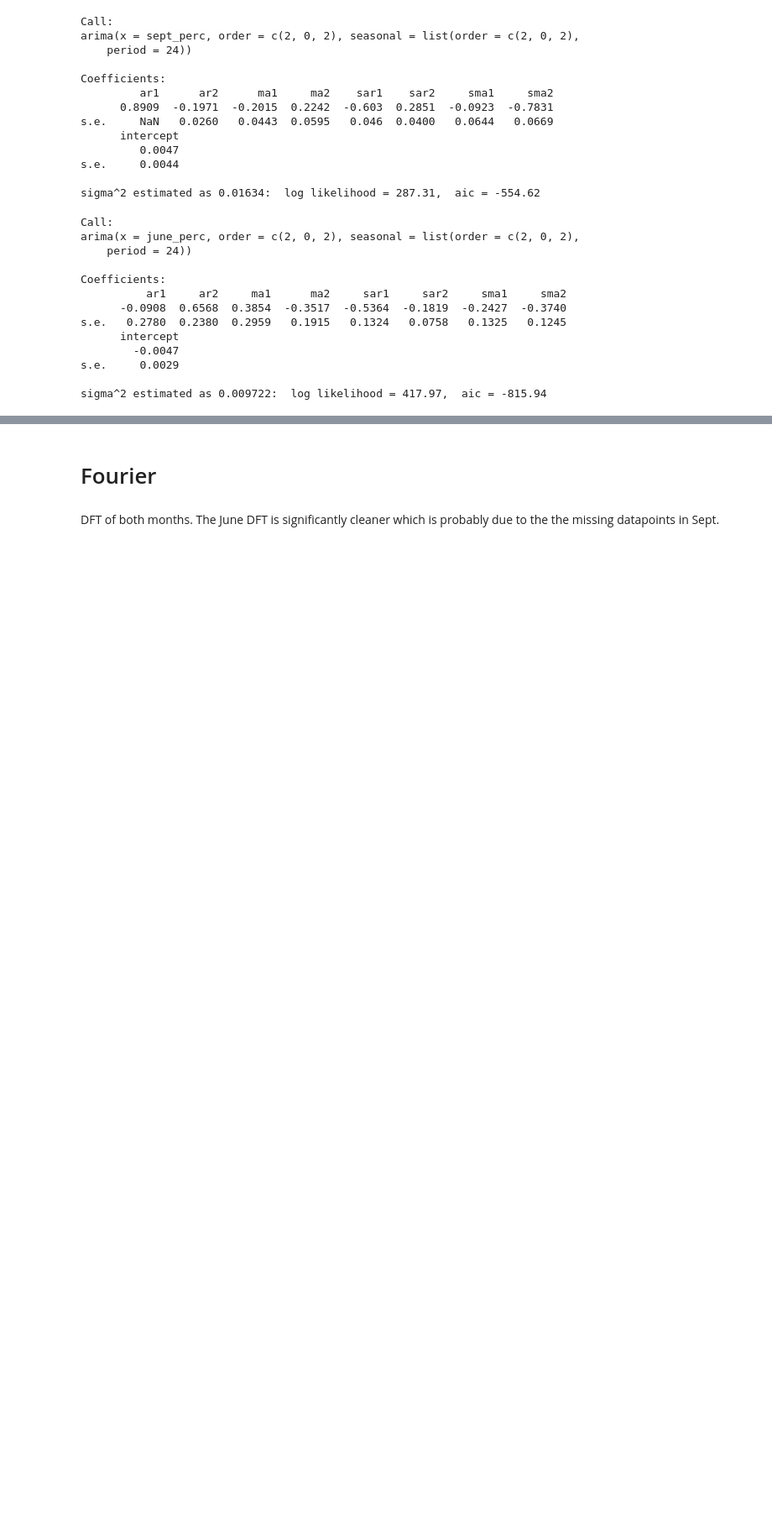
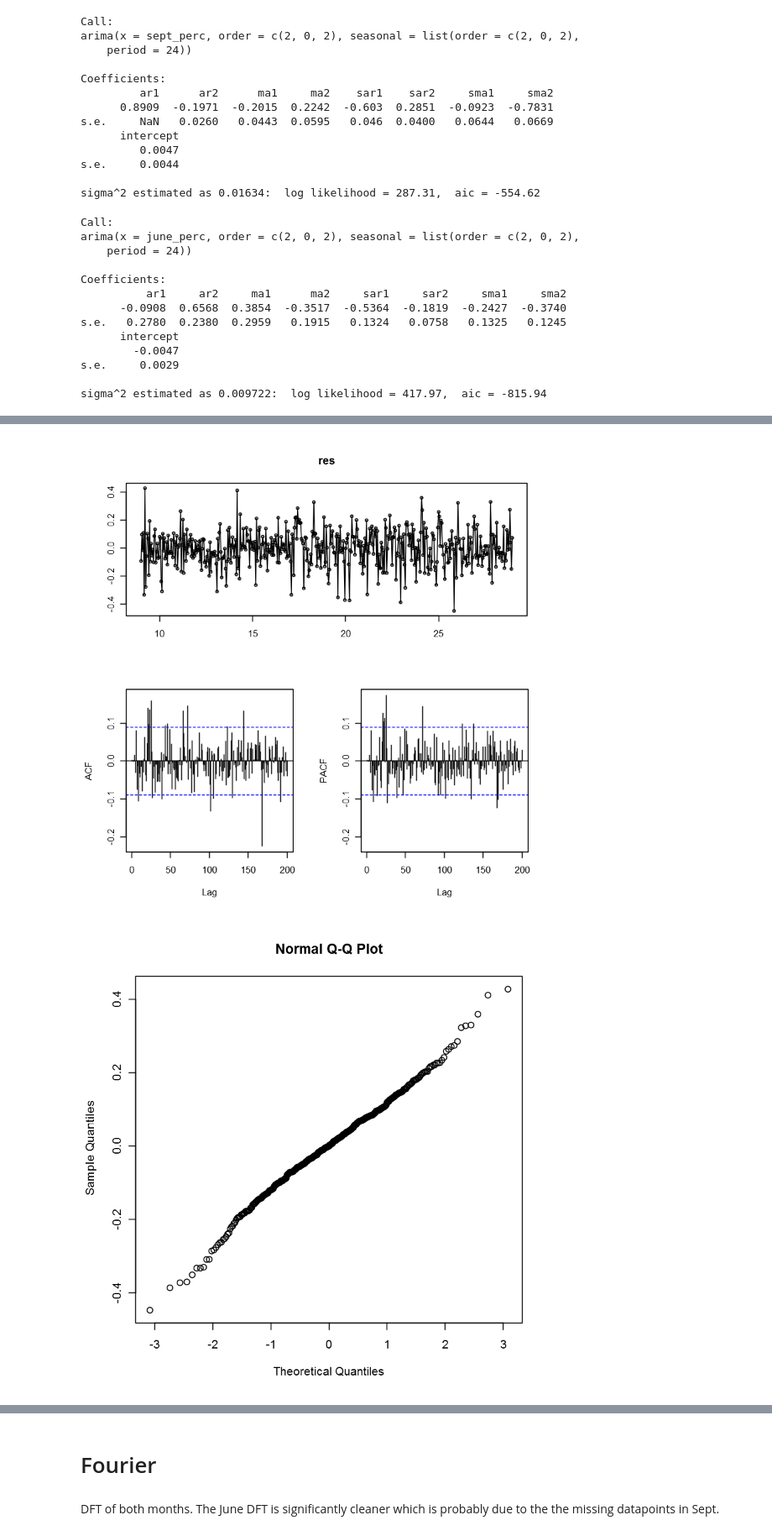
Before and after one commit to tj2huang/nyu-research, a Jupyter notebook: notebooks/r/sept-june comparison.ipynb, the cells around one changed output, grey strips where cells are left out. Shown at 84% size. Drawn from its saved outputs; the diff is of its cells as text; code cells hidden in the pictures; blank space fills up the shorter version.

Commit message:
june sept comparison

```diff
--- a/notebooks/r/sept-june comparison.ipynb
+++ b/notebooks/r/sept-june comparison.ipynb
@@ -115,3 +127,10 @@ s.e.   0.2780  0.2380  0.2959   0.1915   0.1324   0.0758   0.1325   0.1245
 s.e.     0.0029
 
 sigma^2 estimated as 0.009722:  log likelihood = 417.97,  aic = -815.94
+# %%
+residual_analysis <- function(res){
+    tsdisplay(res, lag.max=200)
+    qqnorm(res)
+    plot(density(res))
+
+}
@@ -117,0 +139,5 @@ sigma^2 estimated as 0.009722:  log likelihood = 417.97,  aic = -815.94
+# %%
+residual_analysis(sept_arima$residuals)
+# %% [output]
+[figure, added]
+[figure, added]
```
Also changed, not shown: parts of 12 cells of this notebook, 1 other file.
